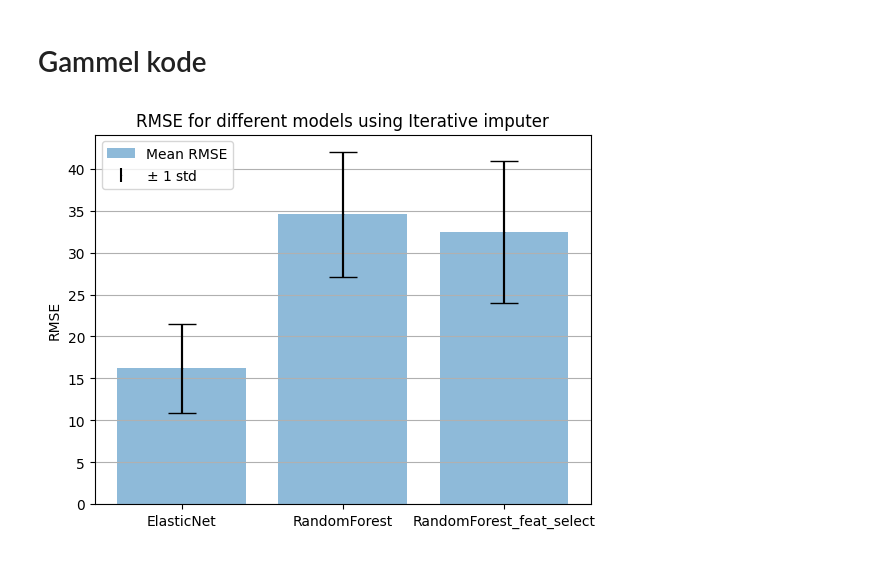
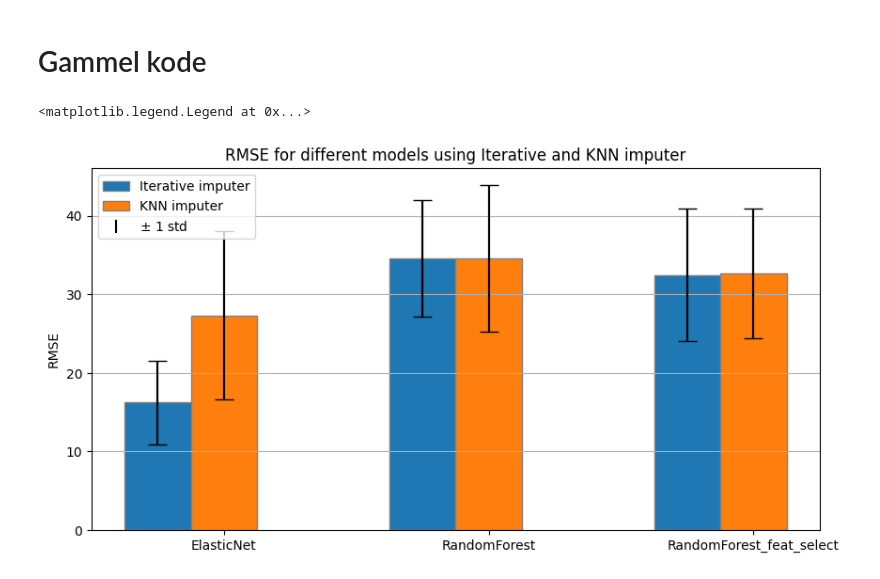
Before and after one commit to andrespat01/CompDataAnalysis, a Jupyter notebook: Case 1/Jonatans kode/Ubrugt kode.ipynb, the cells around one changed output. Drawn from its saved outputs; the diff is of its cells as text; code cells hidden in the pictures.

```diff
--- a/Case 1/Jonatans kode/Ubrugt kode.ipynb
+++ b/Case 1/Jonatans kode/Ubrugt kode.ipynb
@@ -107,24 +107,50 @@ for i, (train_idx, test_idx) in enumerate(outer_cv.split(X)):
 
     RMSE[i] = np.sqrt(np.mean((preds - y_test)**2))
     print("Best parameter (CV score=%0.3f):" % search.best_score_, search.best_params_, 'RMSE:', f"{RMSE[i]:.3f}")
-# %%
-import pickle
-RMSE = pickle.load(open('RMSE_dict_iterativeImputer_test_featselect.pkl', 'rb'))
-
-#Remove lars key from rmse dict
-RMSE.pop('Lars')
-#plot the RMSE with lars
-fig, ax = plt.subplots()
-models = list(RMSE.keys())
-mean = [round(RMSE[model].mean(), 4) for model in models]
-std = [round(RMSE[model].std(), 4) for model in models]
-ax.bar(models, mean, yerr=std, align='center', alpha=0.5, ecolor='black', capsize=10, label='Mean RMSE')
-ax.errorbar(models, mean, yerr=std, fmt='o', color='black', label='$\pm$ 1 std', markersize=0.1)
-ax.legend()
-ax.set_ylabel('RMSE')
-ax.set_title('RMSE for different models using Iterative imputer')
-ax.yaxis.grid(True)
-    #save the figure
-#plt.savefig('RMSE_models_iterativeImputer_test_featselect.png')
-# %% [output]
-[figure, removed]
+# %%
+import pickle
+RMSE_itt = pickle.load(open('RMSE_dict_iterativeImputer_test_featselect.pkl', 'rb'))
+RMSE_knn = pickle.load(open("RMSE_dict_KNNimputer_test_featselect.pkl", 'rb'))
+
+#Remove lars key from rmse dict
+RMSE_itt.pop('Lars')
+RMSE_knn.pop('Lars')
+#plot the RMSE with lars
+fig, ax = plt.subplots(1, 1, figsize = (10,5))
+
+models = list(RMSE_itt.keys())
+mean_itt = [round(RMSE_itt[model].mean(), 4) for model in models]
+std_itt = [round(RMSE_itt[model].std(), 4) for model in models]
+mean_knn = [round(RMSE_knn[model].mean(), 4) for model in models]
+std_knn = [round(RMSE_knn[model].std(), 4) for model in models]
+
+#make bar plot of RMSE of both imputers, first itterative and then knn so there will be 6 bars in total
+barWidth = 0.25
+r1 = np.arange(len(mean_itt))
+r2 = [x + barWidth for x in r1]
+ax.bar(r1, mean_itt, yerr=std_itt, width=barWidth, edgecolor='grey', label='Iterative imputer', capsize=7)
+ax.bar(r2, mean_knn, yerr=std_knn, width=barWidth, edgecolor='grey', label='KNN imputer', capsize=7)
+ax.errorbar(r1, mean_itt, yerr=std_itt, fmt='o', color='black', label='$\pm$ 1 std', markersize=0.1)
+ax.errorbar(r2, mean_knn, yerr=std_knn, fmt='o', color='black', markersize=0.1)
+
+ax.set_xticks([r + barWidth for r in range(len(mean_itt))])
+ax.set_xticklabels(models)
+ax.set_ylabel('RMSE')
+ax.set_title('RMSE for different models using Iterative and KNN imputer')
+ax.yaxis.grid(True)
+ax.legend()
+
+
+
+#ax[0].bar(models, mean_itt, yerr=std_itt, align='center', alpha=0.5, ecolor='black', capsize=10, label='Mean RMSE')
+#ax[0].errorbar(models, mean_itt, yerr=std_itt, fmt='o', color='black', label='$\pm$ 1 std', markersize=0.1)
+#ax[0].legend()
+#ax[0].set_ylabel('RMSE')
+#ax[0].set_title('RMSE for different models using Iterative imputer')
+#ax[0].yaxis.grid(True)
+
+    #save the figure
+#plt.savefig('RMSE_models_iterativeImputer_test_featselect.png')
+# %% [output]
+<matplotlib.legend.Legend at 0x...>
+[figure, added]
```
Also changed, not shown: parts of 5 cells of this notebook, 9 other files.
